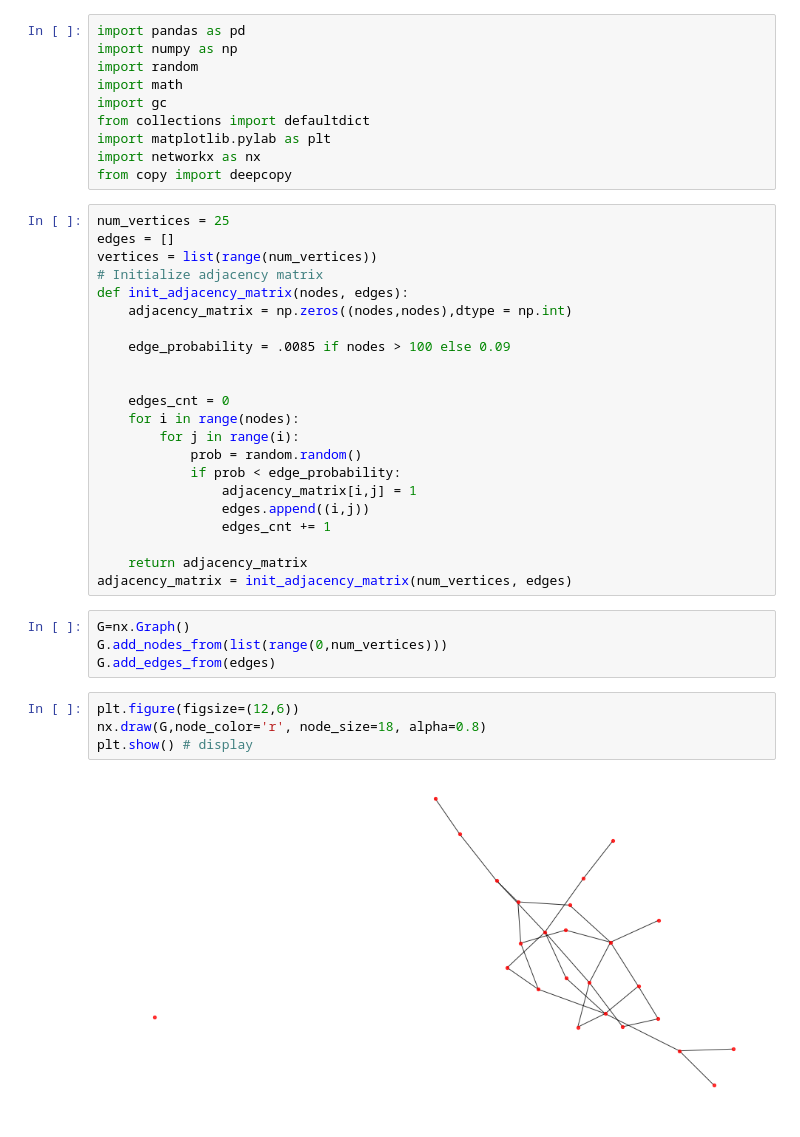
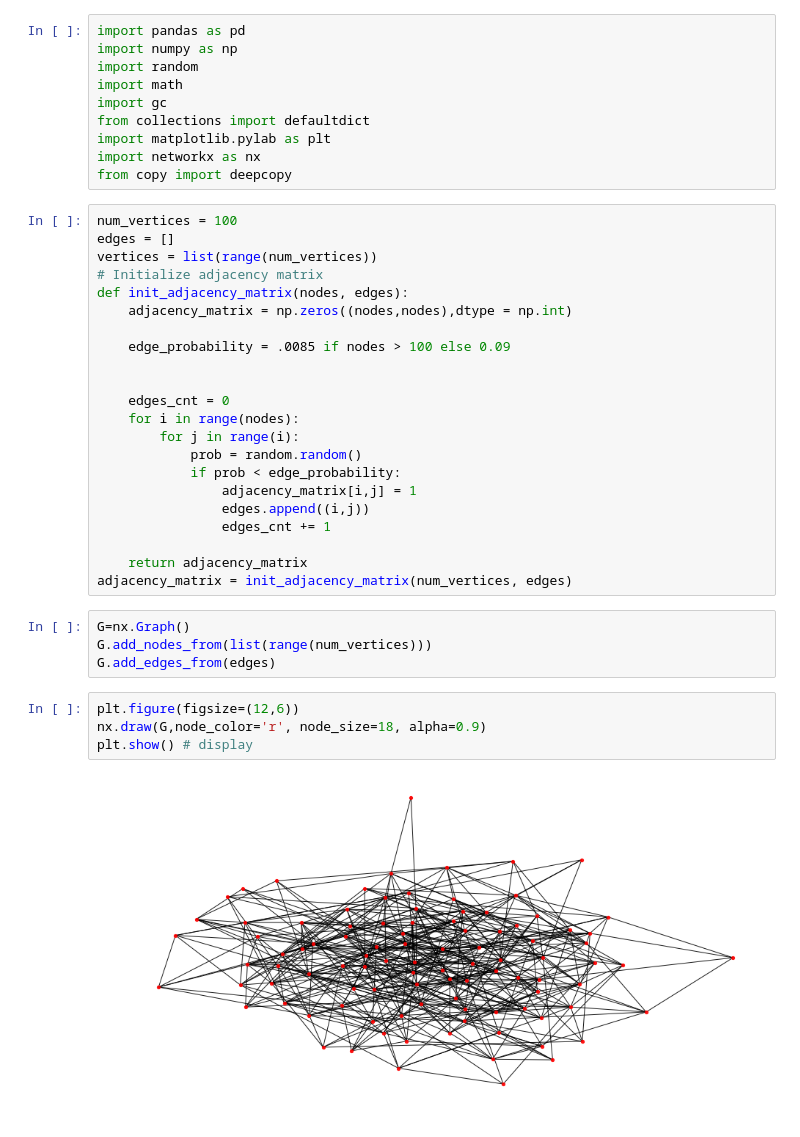
Before and after one commit to Anirudh181001/Minimum-Vertex-Cover-Meta-Heuristics, a Jupyter notebook: Ani_ACO.ipynb, the cells around one changed output. Cells and saved outputs as stored; diff of their text form.

```diff
--- a/Ani_ACO.ipynb
+++ b/Ani_ACO.ipynb
@@ -9,7 +9,7 @@ import matplotlib.pylab as plt
 import networkx as nx
 from copy import deepcopy
 # %%
-num_vertices = 25
+num_vertices = 100
 edges = []
 vertices = list(range(num_vertices))
 # Initialize adjacency matrix
@@ -32,13 +32,13 @@ def init_adjacency_matrix(nodes, edges):
 adjacency_matrix = init_adjacency_matrix(num_vertices, edges)
 # %%
 G=nx.Graph()
-G.add_nodes_from(list(range(0,num_vertices)))
+G.add_nodes_from(list(range(num_vertices)))
 G.add_edges_from(edges)
 # %%
 plt.figure(figsize=(12,6))
-nx.draw(G,node_color='r', node_size=18, alpha=0.8)
+nx.draw(G,node_color='r', node_size=18, alpha=0.9)
 plt.show() # display
 # %% [output]
-[figure, old version]
+[figure, new version]
 # %%
 # Initialize variables and constants
```
Also changed, not shown: parts of 8 cells of this notebook.
